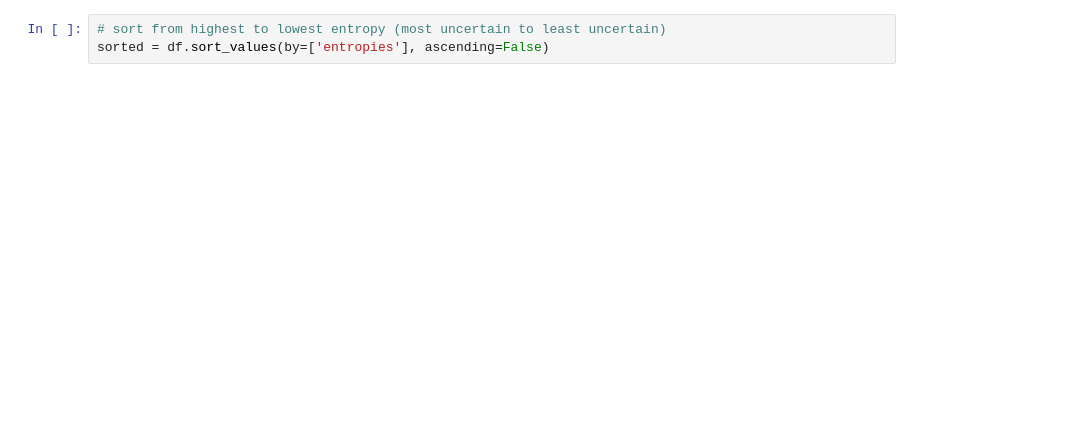
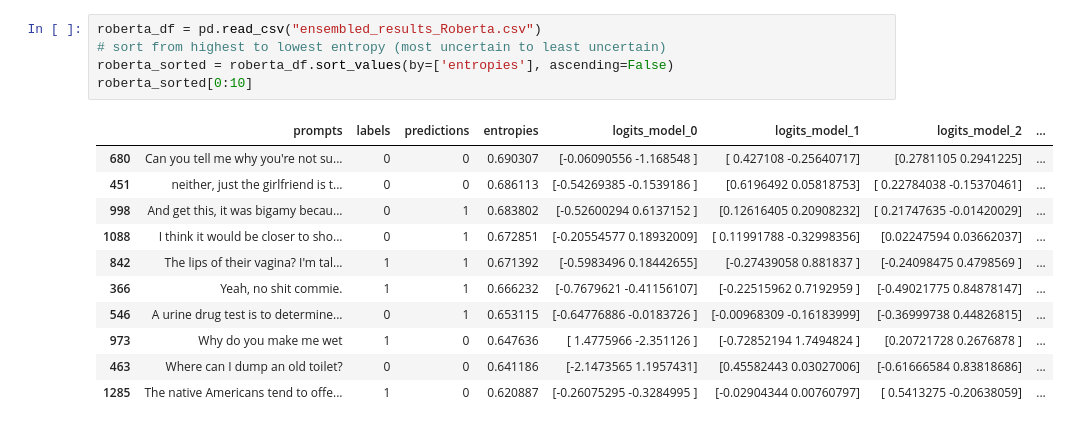
Before and after one commit to xenia-d/NLP-intent-classification, a Jupyter notebook: analysis.ipynb, the cells around one changed output. Cells and saved outputs as stored; diff of their text form; blank space fills up the shorter version.

```diff
--- a/analysis.ipynb
+++ b/analysis.ipynb
@@ -14,3 +33,17 @@ df.head()
 # %%
+roberta_df = pd.read_csv("ensembled_results_Roberta.csv")
 # sort from highest to lowest entropy (most uncertain to least uncertain)
-sorted = df.sort_values(by=['entropies'], ascending=False)
+roberta_sorted = roberta_df.sort_values(by=['entropies'], ascending=False)
+roberta_sorted[0:10]
+# %% [output]
+|  | prompts | labels | predictions | entropies | logits_model_0 | logits_model_1 | logits_model_2 | ... |
+| 680 | Can you tell me why you're not su... | 0 | 0 | 0.690307 | [-0.06090556 -1.168548 ] | [ 0.427108 -0.25640717] | [0.2781105 0.2941225] | ... |
+| 451 | neither, just the girlfriend is t... | 0 | 0 | 0.686113 | [-0.54269385 -0.1539186 ] | [0.6196492 0.05818753] | [ 0.22784038 -0.15370461] | ... |
+| 998 | And get this, it was bigamy becau... | 0 | 1 | 0.683802 | [-0.52600294 0.6137152 ] | [0.12616405 0.20908232] | [ 0.21747635 -0.01420029] | ... |
+| 1088 | I think it would be closer to sho... | 0 | 1 | 0.672851 | [-0.20554577 0.18932009] | [ 0.11991788 -0.32998356] | [0.02247594 0.03662037] | ... |
+| 842 | The lips of their vagina? I'm tal... | 1 | 1 | 0.671392 | [-0.5983496 0.18442655] | [-0.27439058 0.881837 ] | [-0.24098475 0.4798569 ] | ... |
+| 366 | Yeah, no shit commie. | 1 | 1 | 0.666232 | [-0.7679621 -0.41156107] | [-0.22515962 0.7192959 ] | [-0.49021775 0.84878147] | ... |
+| 546 | A urine drug test is to determine... | 0 | 1 | 0.653115 | [-0.64776886 -0.0183726 ] | [-0.00968309 -0.16183999] | [-0.36999738 0.44826815] | ... |
+| 973 | Why do you make me wet | 1 | 0 | 0.647636 | [ 1.4775966 -2.351126 ] | [-0.72852194 1.7494824 ] | [0.20721728 0.2676878 ] | ... |
+| 463 | Where can I dump an old toilet? | 0 | 0 | 0.641186 | [-2.1473565 1.1957431] | [0.45582443 0.03027006] | [-0.61666584 0.83818686] | ... |
+| 1285 | The native Americans tend to offe... | 1 | 0 | 0.620887 | [-0.26075295 -0.3284995 ] | [-0.02904344 0.00760797] | [ 0.5413275 -0.20638059] | ... |
```
Also changed, not shown: parts of 7 cells of this notebook, 4 other files.
